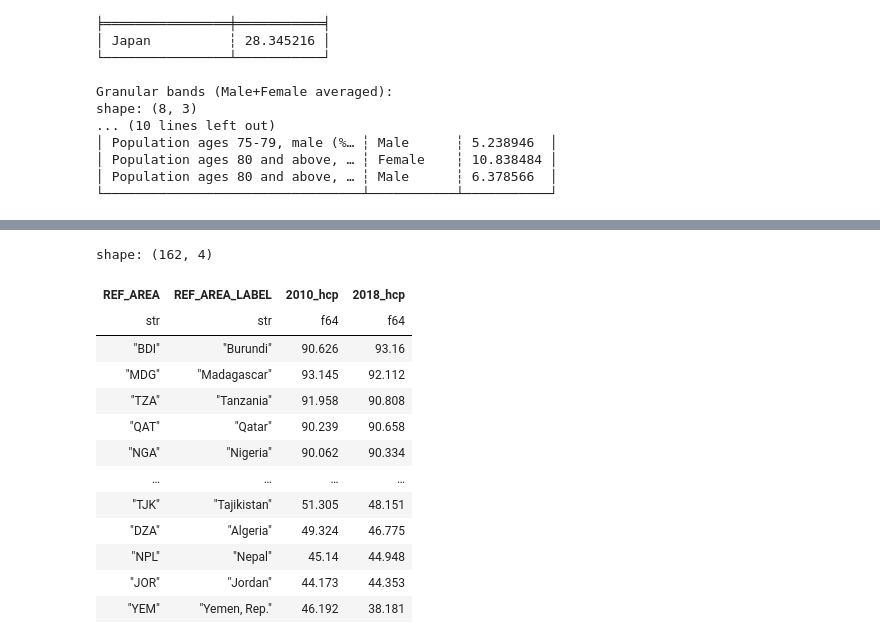
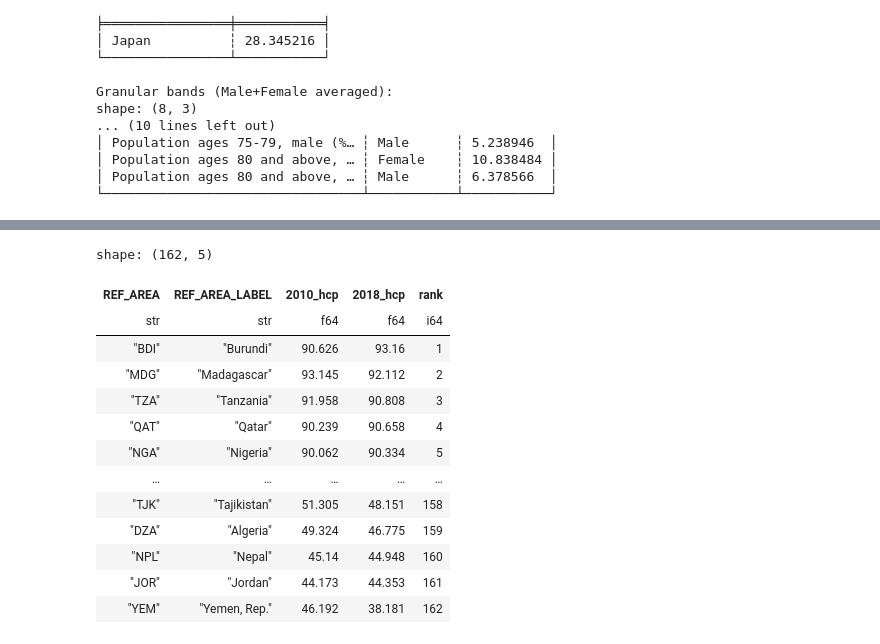
Before and after one commit to rachelv2/first_project, a Jupyter notebook: notebooks/data_cleaning_beatriz.ipynb, the cells around one changed output, grey strips where cells are left out. Saved outputs shown, nothing was run; the diff lists cells and outputs as text; code cells hidden in the pictures.

Commit message:
Added ranks to gdp and hcp on top and bottom5 (age)

```diff
--- a/notebooks/data_cleaning_beatriz.ipynb
+++ b/notebooks/data_cleaning_beatriz.ipynb
@@ -1014,25 +956,28 @@ shape: (162, 9)
 # %%
 hcp_rank = (
     merged
     .filter(pl.col('SEX_LABEL') == 'Total')
     .select(['REF_AREA', 'REF_AREA_LABEL', '2010_hcp', '2018_hcp'])
     .unique()
     .sort('2018_hcp', descending=True)
+    .with_columns(
+        (pl.arange(1, pl.len() + 1)).alias('rank')
+    )
 )
 
 display(hcp_rank)
 # %% [output]
-shape: (162, 4)
+shape: (162, 5)
-| REF_AREA | REF_AREA_LABEL | 2010_hcp | 2018_hcp |
-| str | str | f64 | f64 |
-| "BDI" | "Burundi" | 90.626 | 93.16 |
-| "MDG" | "Madagascar" | 93.145 | 92.112 |
-| "TZA" | "Tanzania" | 91.958 | 90.808 |
-| "QAT" | "Qatar" | 90.239 | 90.658 |
-| "NGA" | "Nigeria" | 90.062 | 90.334 |
-| … | … | … | … |
-| "TJK" | "Tajikistan" | 51.305 | 48.151 |
-| "DZA" | "Algeria" | 49.324 | 46.775 |
-| "NPL" | "Nepal" | 45.14 | 44.948 |
-| "JOR" | "Jordan" | 44.173 | 44.353 |
-| "YEM" | "Yemen, Rep." | 46.192 | 38.181 |
+| REF_AREA | REF_AREA_LABEL | 2010_hcp | 2018_hcp | rank |
+| str | str | f64 | f64 | i64 |
+| "BDI" | "Burundi" | 90.626 | 93.16 | 1 |
+| "MDG" | "Madagascar" | 93.145 | 92.112 | 2 |
+| "TZA" | "Tanzania" | 91.958 | 90.808 | 3 |
+| "QAT" | "Qatar" | 90.239 | 90.658 | 4 |
+| "NGA" | "Nigeria" | 90.062 | 90.334 | 5 |
+| … | … | … | … | … |
+| "TJK" | "Tajikistan" | 51.305 | 48.151 | 158 |
+| "DZA" | "Algeria" | 49.324 | 46.775 | 159 |
+| "NPL" | "Nepal" | 45.14 | 44.948 | 160 |
+| "JOR" | "Jordan" | 44.173 | 44.353 | 161 |
+| "YEM" | "Yemen, Rep." | 46.192 | 38.181 | 162 |
```
Also changed, not shown: parts of 7 cells of this notebook.
